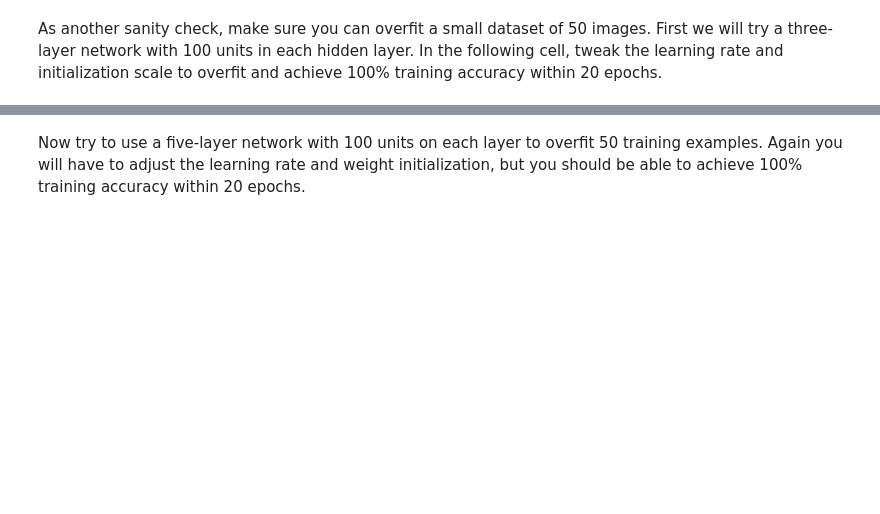
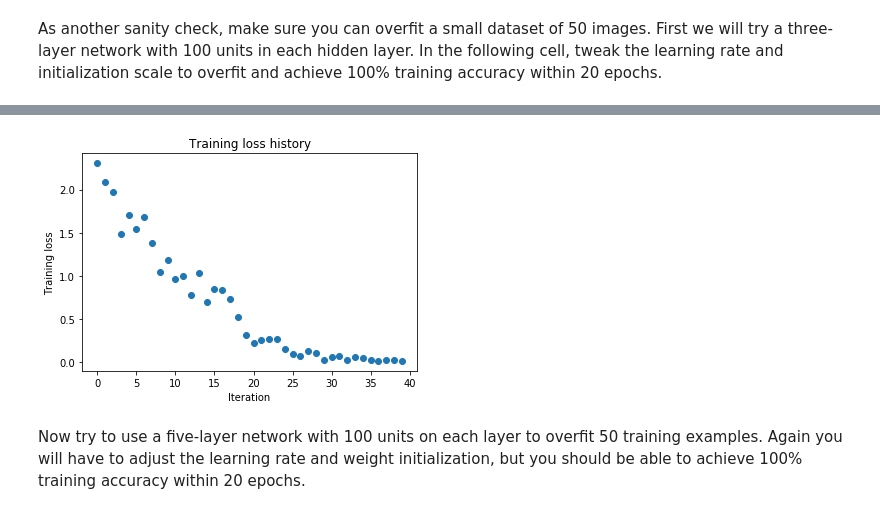
Before and after one commit to ofirbarak/self-learnining-courses, a Jupyter notebook: cs231n/assignment2/FullyConnectedNets.ipynb, the cells around one changed output, grey strips where cells are left out. Cells and saved outputs as stored; diff of their text form; code cells hidden in the pictures; blank space fills up the shorter version.

```diff
--- a/cs231n/assignment2/FullyConnectedNets.ipynb
+++ b/cs231n/assignment2/FullyConnectedNets.ipynb
@@ -361,7 +445,7 @@ small_data = {
 }
 
 weight_scale = 1e-2
-learning_rate = 1e-4
+learning_rate = 1e-2
 model = FullyConnectedNet([100, 100],
               weight_scale=weight_scale, dtype=np.float64)
 solver = Solver(model, small_data,
@@ -378,3 +462,4 @@ plt.title('Training loss history')
 plt.xlabel('Iteration')
 plt.ylabel('Training loss')
 plt.show()
+# %% [output]
@@ -381,3 +483,4 @@ plt.show()
+[figure, added]
 # %% [markdown]
 Now try to use a five-layer network with 100 units on each layer to overfit 50 training examples. Again you will have to adjust the learning rate and weight initialization, but you should be able to achieve 100% training accuracy within 20 epochs.
 # %%
```
Also changed, not shown: parts of 22 cells of this notebook, 3 other files.
